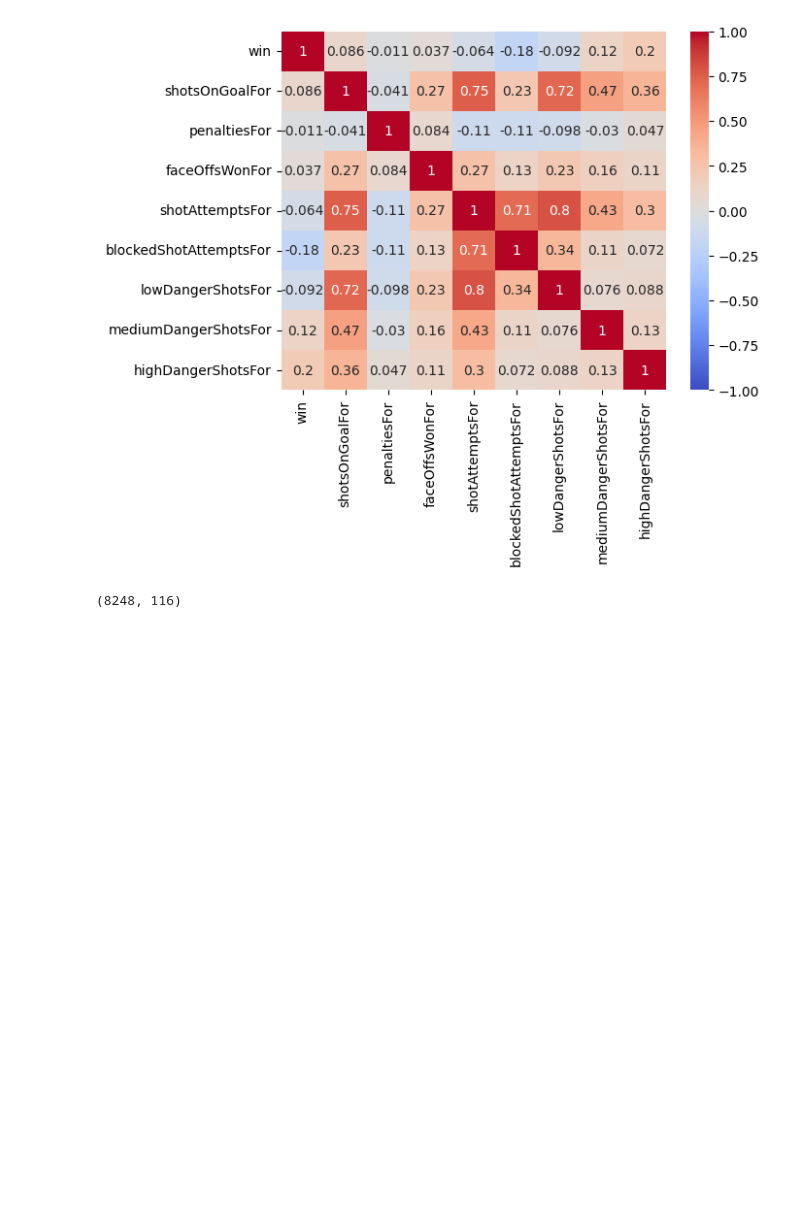
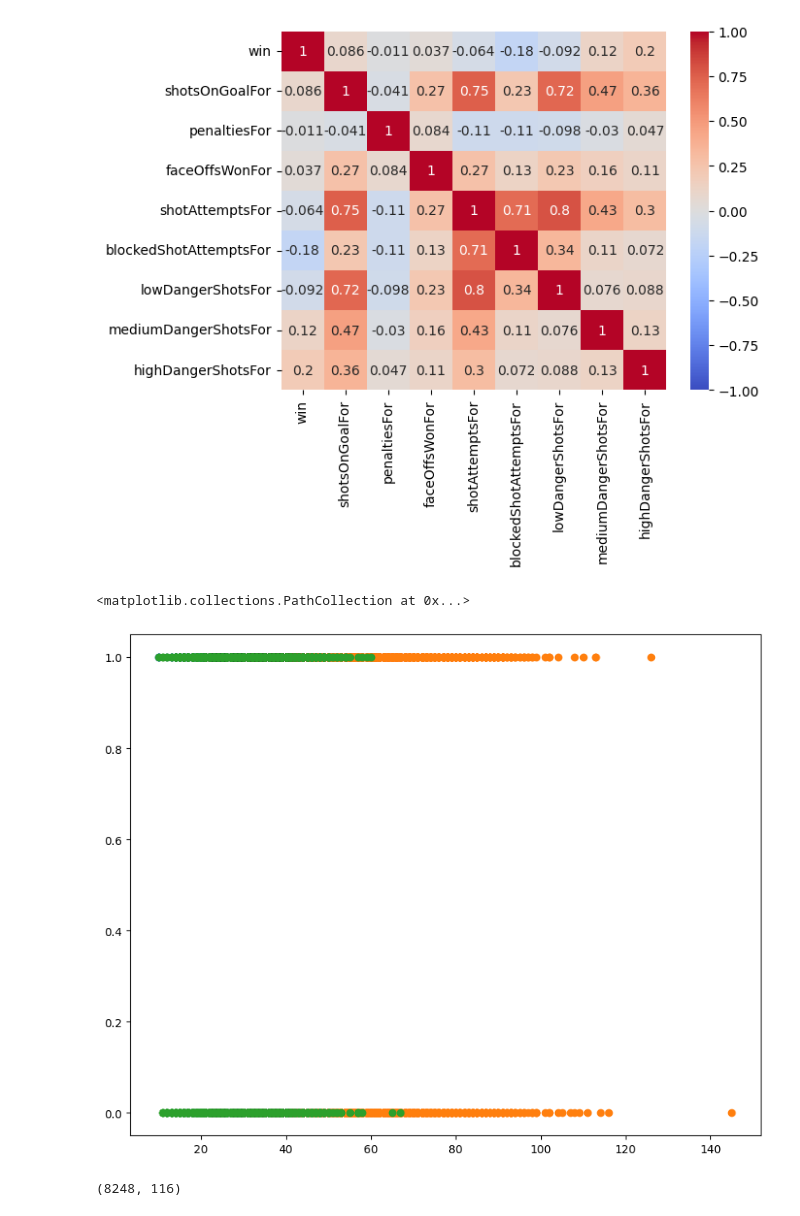
Before and after one commit to Rizzi7/NHL-Game-Prediction-CP322, a Jupyter notebook: notebooks/data_exploration.ipynb, the cells around one changed output. Saved outputs shown, nothing was run; the diff lists cells and outputs as text; code cells hidden in the pictures; blank space fills up the shorter version.

Commit message:
MB - scatter vis

```diff
--- a/notebooks/data_exploration.ipynb
+++ b/notebooks/data_exploration.ipynb
@@ -202,6 +202,14 @@ sns.heatmap(corr, annot=True, cmap='coolwarm', vmin=-1, vmax=1)
 # %% [output]
 <Axes: >
 [figure]
+# %%
+fig, ax = plt.subplots(figsize=(10,8))
+ax.scatter(df_all['lowDangerShotsFor'], df_all['win'])
+ax.scatter(df_all['shotAttemptsFor'], df_all['win'])
+ax.scatter(df_all['shotsOnGoalFor'], df_all['win'])
+# %% [output]
+<matplotlib.collections.PathCollection at 0x...>
+[figure, added]
 # %%
 print(df_all.shape)
 # %% [output]
```
